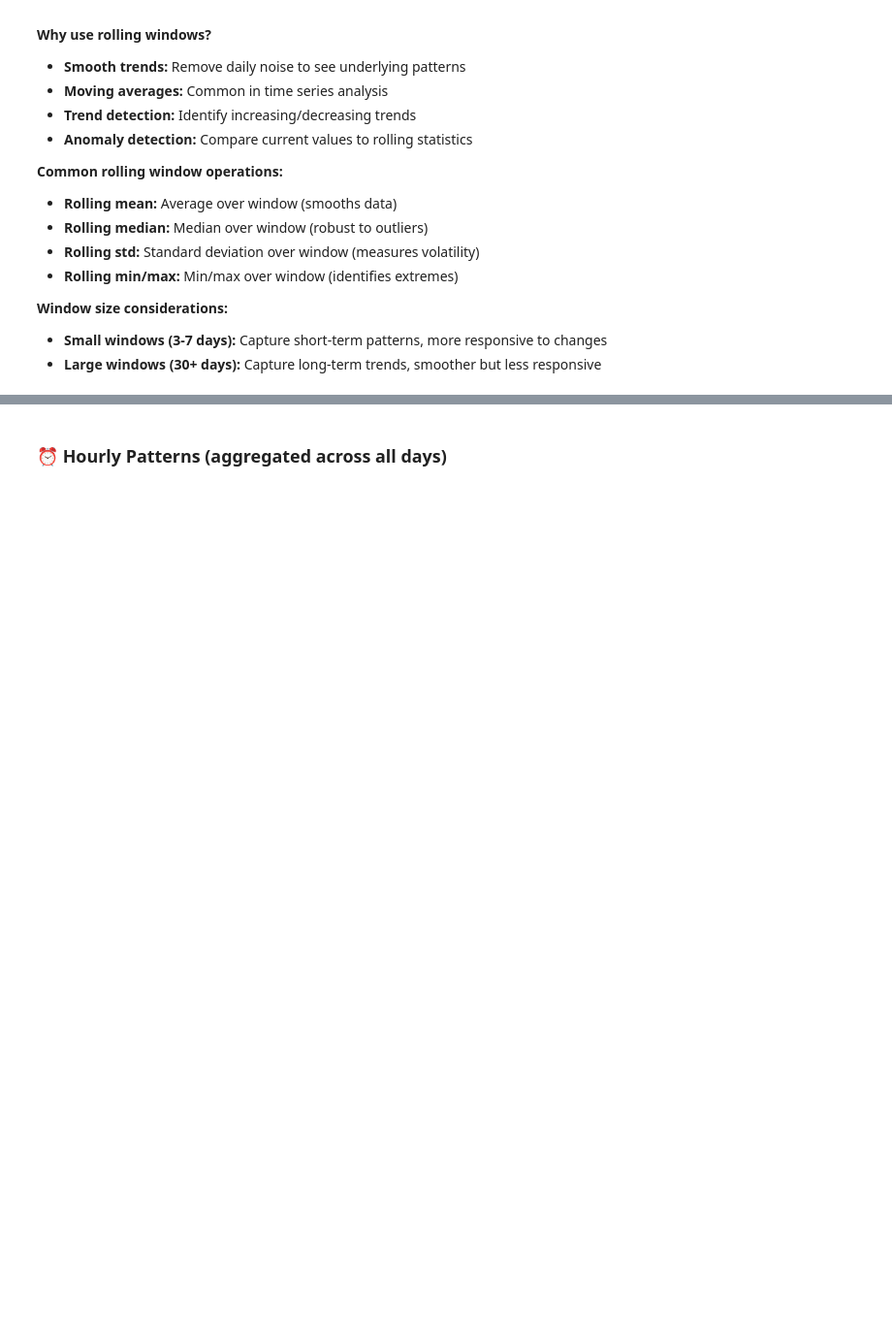
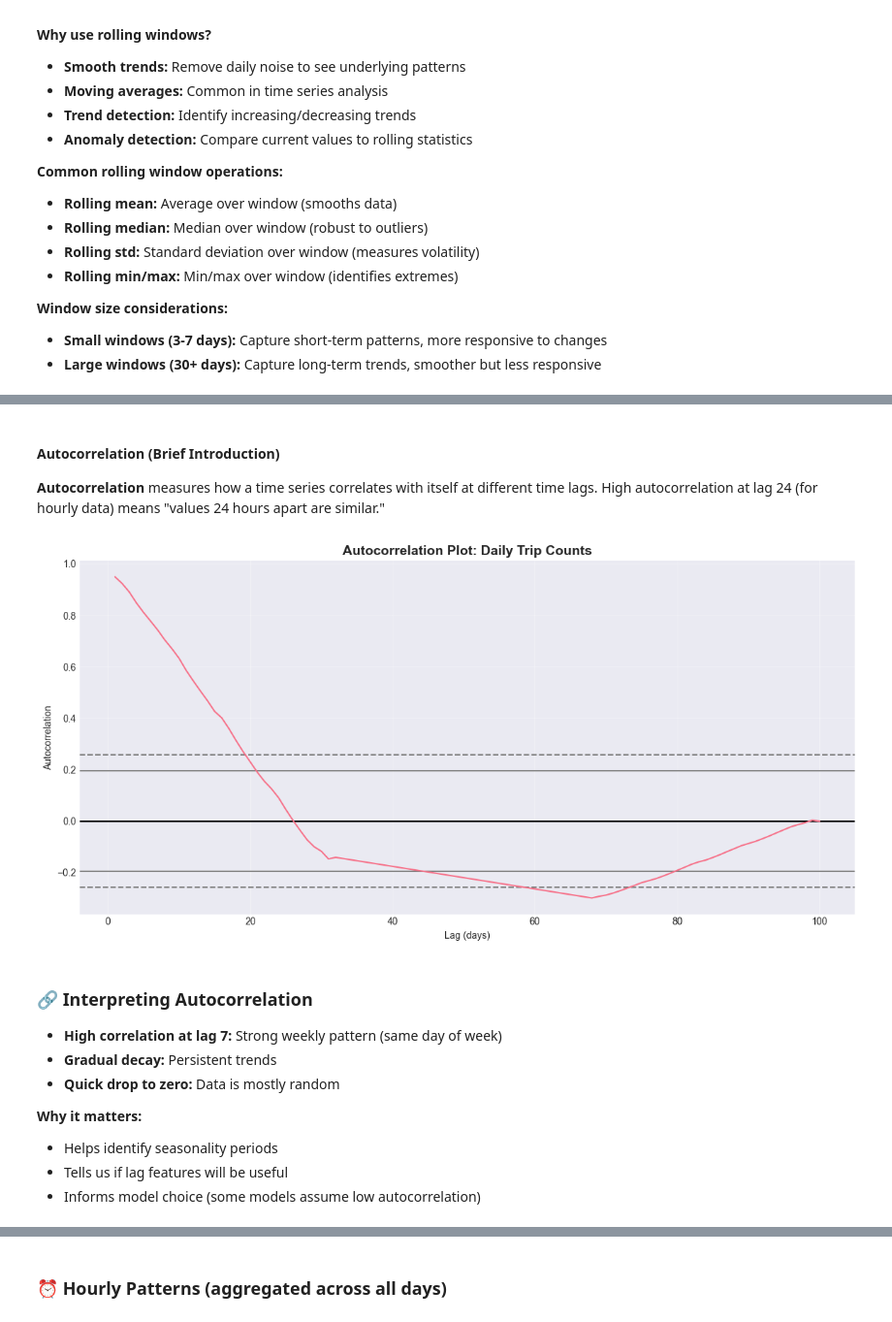
Before and after one commit to christopherseaman/datasci_217, a Jupyter notebook: 11/demo/02_wrangling.ipynb, the cells around one changed output, grey strips where cells are left out. Shown at 97% size. Cells and saved outputs as stored; diff of their text form; code cells hidden in the pictures; blank space fills up the shorter version.

```diff
--- a/11/demo/02_wrangling.ipynb
+++ b/11/demo/02_wrangling.ipynb
@@ -742,0 +917,44 @@ plt.show()
+# %% [markdown]
+#### Autocorrelation (Brief Introduction)
+
+**Autocorrelation** measures how a time series correlates with itself at different time lags. High autocorrelation at lag 24 (for hourly data) means "values 24 hours apart are similar."
+# %%
+# Quick autocorrelation check (visual)
+# This helps identify temporal patterns
+
+from pandas.plotting import autocorrelation_plot
+
+fig, ax = plt.subplots(figsize=(12, 6))
+autocorrelation_plot(daily_counts, ax=ax)
+ax.set_title('Autocorrelation Plot: Daily Trip Counts', fontsize=14, fontweight='bold')
+ax.set_xlabel('Lag (days)')
+ax.set_ylabel('Autocorrelation')
+ax.grid(True, alpha=0.3)
+plt.tight_layout()
+plt.show()
+
+display(Markdown("""
+### 🔗 Interpreting Autocorrelation
+
+- **High correlation at lag 7:** Strong weekly pattern (same day of week)
+- **Gradual decay:** Persistent trends
+- **Quick drop to zero:** Data is mostly random
+
+**Why it matters:**
+- Helps identify seasonality periods
+- Tells us if lag features will be useful
+- Informs model choice (some models assume low autocorrelation)
+"""))
+# %% [output]
+[figure, added]
+
+### 🔗 Interpreting Autocorrelation
+
+- **High correlation at lag 7:** Strong weekly pattern (same day of week)
+- **Gradual decay:** Persistent trends
+- **Quick drop to zero:** Data is mostly random
+
+**Why it matters:**
+- Helps identify seasonality periods
+- Tells us if lag features will be useful
+- Informs model choice (some models assume low autocorrelation)
```
Also changed, not shown: parts of 28 cells of this notebook, 19 other files.
